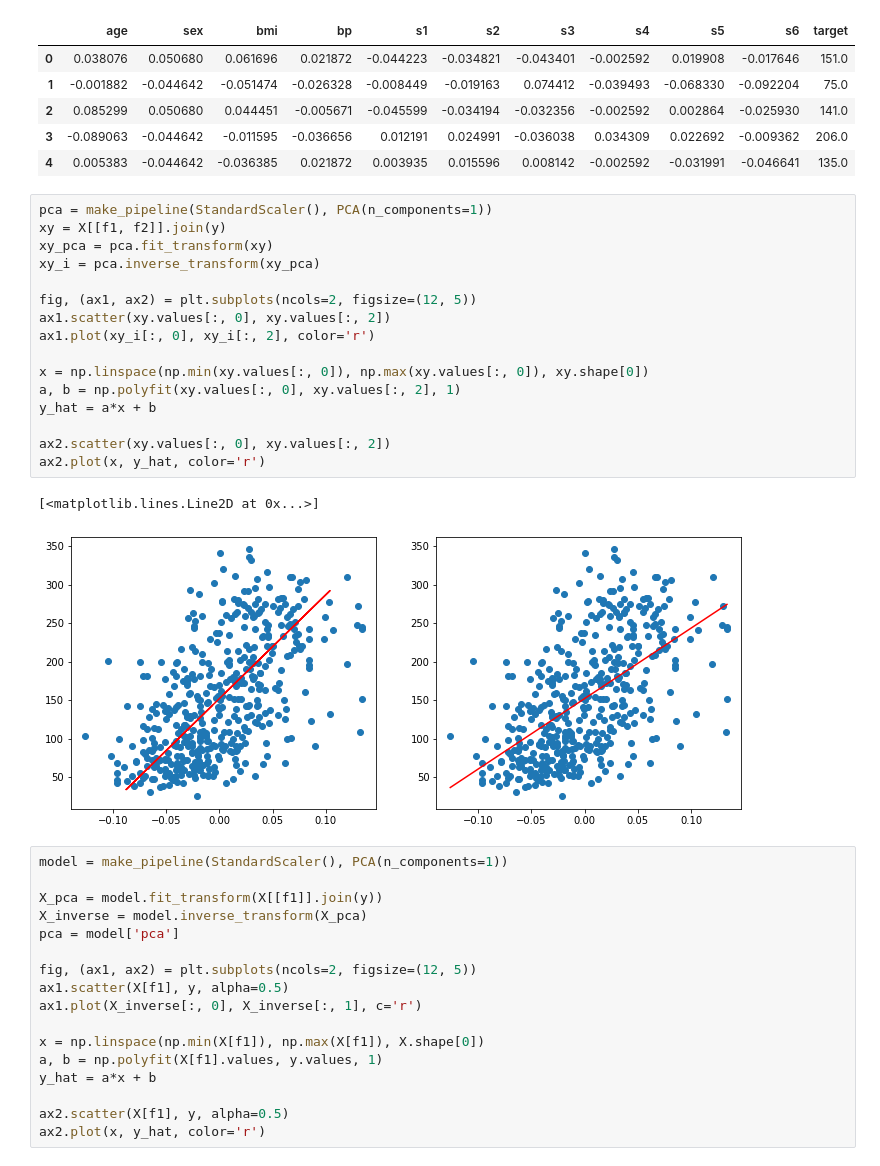
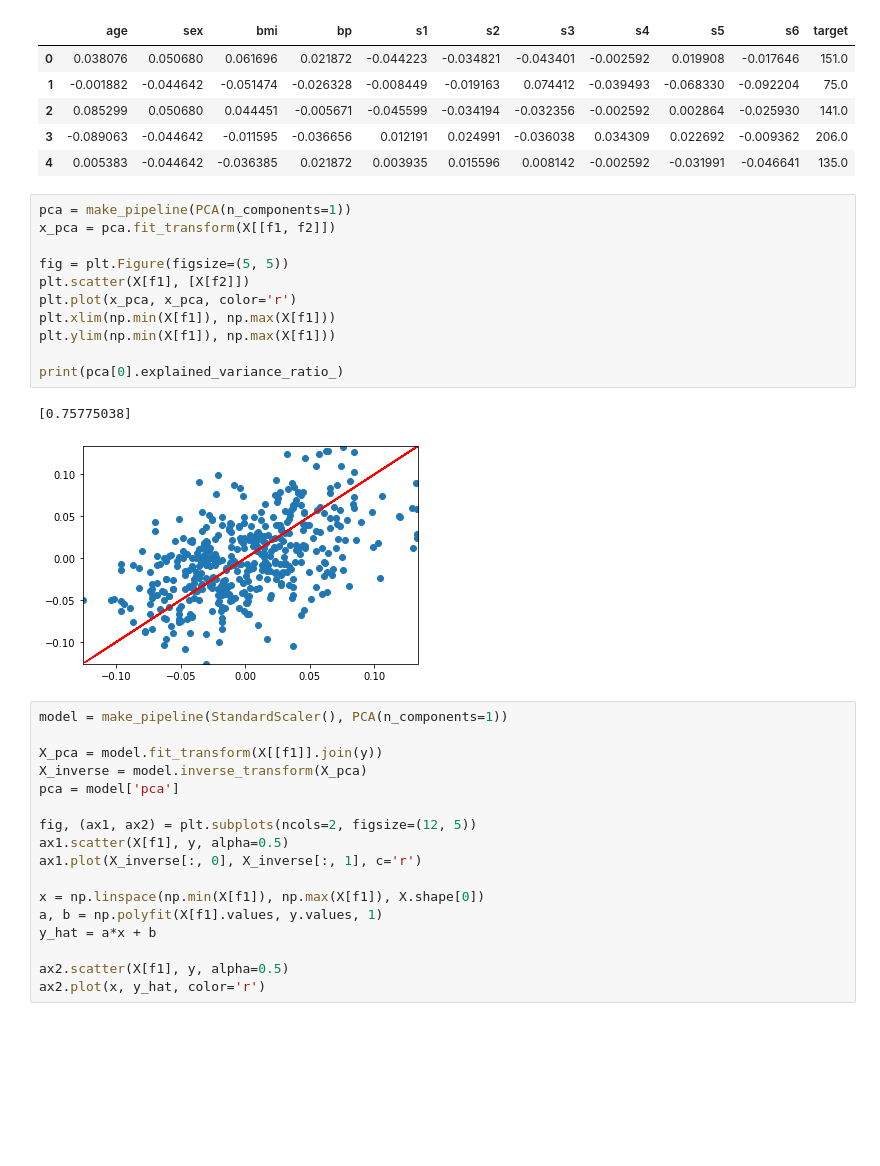
Before and after one commit to Tstrebe2/predicting-text-difficulty, a Jupyter notebook: pca-example.ipynb, the cells around one changed output. Cells and saved outputs as stored; diff of their text form; blank space fills up the shorter version.

```diff
--- a/pca-example.ipynb
+++ b/pca-example.ipynb
@@ -22,25 +22,20 @@ X.head().join(y.head())
 | 2 | 0.085299 | 0.050680 | 0.044451 | -0.005671 | -0.045599 | -0.034194 | -0.032356 | -0.002592 | 0.002864 | -0.025930 | 141.0 |
 | 3 | -0.089063 | -0.044642 | -0.011595 | -0.036656 | 0.012191 | 0.024991 | -0.036038 | 0.034309 | 0.022692 | -0.009362 | 206.0 |
 | 4 | 0.005383 | -0.044642 | -0.036385 | 0.021872 | 0.003935 | 0.015596 | 0.008142 | -0.002592 | -0.031991 | -0.046641 | 135.0 |
-# %%
-pca = make_pipeline(StandardScaler(), PCA(n_components=1))
-xy = X[[f1, f2]].join(y)
-xy_pca = pca.fit_transform(xy)
-xy_i = pca.inverse_transform(xy_pca)
-
-fig, (ax1, ax2) = plt.subplots(ncols=2, figsize=(12, 5))
-ax1.scatter(xy.values[:, 0], xy.values[:, 2])
-ax1.plot(xy_i[:, 0], xy_i[:, 2], color='r')
-
-x = np.linspace(np.min(xy.values[:, 0]), np.max(xy.values[:, 0]), xy.shape[0])
-a, b = np.polyfit(xy.values[:, 0], xy.values[:, 2], 1)
-y_hat = a*x + b
-
-ax2.scatter(xy.values[:, 0], xy.values[:, 2])
-ax2.plot(x, y_hat, color='r')
-# %% [output]
-[<matplotlib.lines.Line2D at 0x...>]
-[figure, removed]
+# %%
+pca = make_pipeline(PCA(n_components=1))
+x_pca = pca.fit_transform(X[[f1, f2]])
+
+fig = plt.Figure(figsize=(5, 5))
+plt.scatter(X[f1], [X[f2]])
+plt.plot(x_pca, x_pca, color='r')
+plt.xlim(np.min(X[f1]), np.max(X[f1]))
+plt.ylim(np.min(X[f1]), np.max(X[f1]))
+
+print(pca[0].explained_variance_ratio_)
+# %% [output]
+[0.75775038]
+[figure, added]
 # %%
 model = make_pipeline(StandardScaler(), PCA(n_components=1))
 
```
